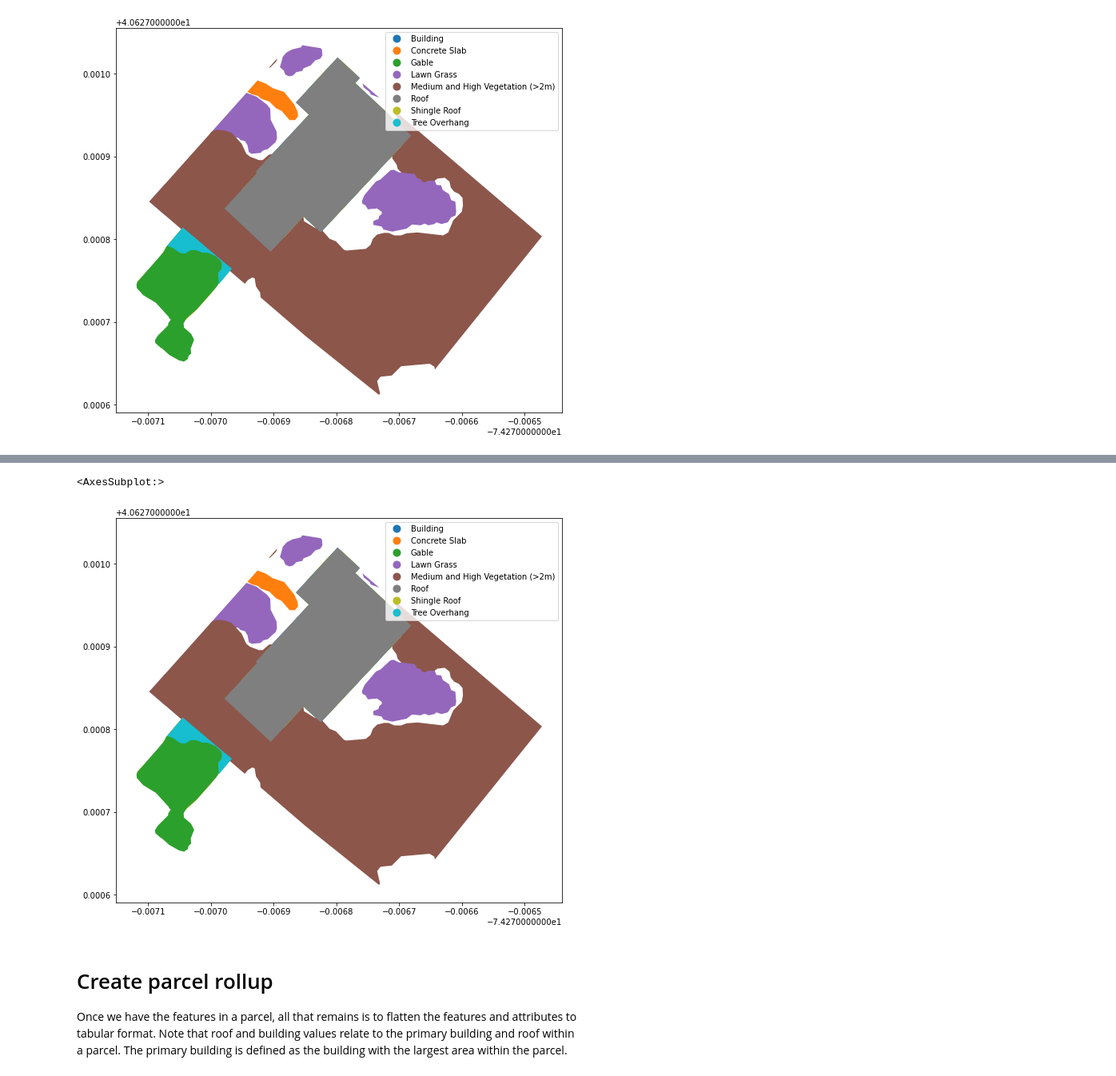
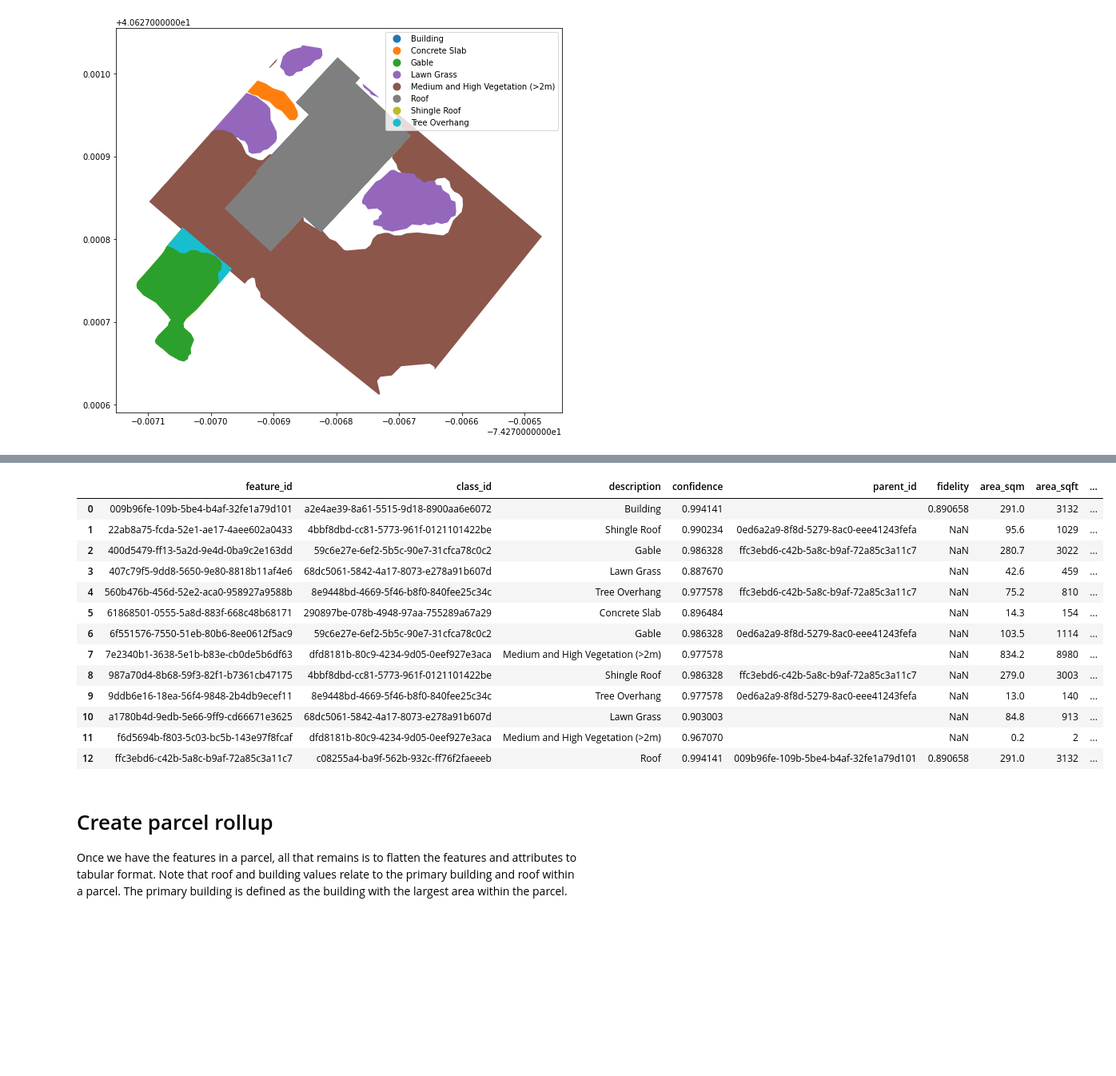
Before and after one commit to nearmap/nmaipy, a Jupyter notebook: notebooks/Payload_Rollup_Minimal_Example.ipynb, the cells around one changed output, grey strips where cells are left out. Shown at 80% size. Cells and saved outputs as stored; diff of their text form; code cells hidden in the pictures; blank space fills up the shorter version.

```diff
--- a/notebooks/Payload_Rollup_Minimal_Example.ipynb
+++ b/notebooks/Payload_Rollup_Minimal_Example.ipynb
@@ -63,34 +63,3 @@ filtered_features_gdf.plot("description", legend=True, figsize=(10,10))
 # %% [output]
 <AxesSubplot:>
 [figure]
-# %%
-import os
-import shutil
-from pathlib import Path
-import logging
-import random
-
-from descartes import PolygonPatch
-import matplotlib.pyplot as plt
-import pandas as pd
-from tqdm import tqdm
-
-# Local utilities
-import sys
-sys.path.append("../")
-from nearmap_ai.feature_api import FeatureApi
-from nearmap_ai import constants, log, parcels
-
-# Logging level - set this to determine what level of info is returned. "DEBUG" adds timings for API responses.
-log.configure_logger(logging.INFO)
-
-# Display a bit more than the default pandas row and columns
-pd.set_option("max_columns", 100)
-pd.set_option("max_rows", 500)
-
-# Path to local API response cache
-CACHE_DIR = Path("./cache")
-
-# Number of exampels to show
-N_EXAMPLES = 10
-random.seed(10)
@@ -208,12 +66,20 @@ features_gdf.plot("description", legend=True, figsize=(10,10))
-# %%
-# Filter out edge features based on default logic (ratios in parcel and minimum clipped areas)
-filtered_features_gdf = parcels.filter_features_in_parcels(features_gdf)
-# %%
-# Simple plot of features
-filtered_features_gdf.plot("description", legend=True, figsize=(10,10))
-# %% [output]
-<AxesSubplot:>
-[figure, removed]
+# %%
+filtered_features_gdf
+# %% [output]
+|  | feature_id | class_id | description | confidence | parent_id | fidelity | area_sqm | area_sqft | ... |
+| 0 | 009b96fe-109b-5be4-b4af-32fe1a79d101 | a2e4ae39-8a61-5515-9d18-8900aa6e6072 | Building | 0.994141 |  | 0.890658 | 291.0 | 3132 | ... |
+| 1 | 22ab8a75-fcda-52e1-ae17-4aee602a0433 | 4bbf8dbd-cc81-5773-961f-0121101422be | Shingle Roof | 0.990234 | 0ed6a2a9-8f8d-5279-8ac0-eee41243fefa | NaN | 95.6 | 1029 | ... |
+| 2 | 400d5479-ff13-5a2d-9e4d-0ba9c2e163dd | 59c6e27e-6ef2-5b5c-90e7-31cfca78c0c2 | Gable | 0.986328 | ffc3ebd6-c42b-5a8c-b9af-72a85c3a11c7 | NaN | 280.7 | 3022 | ... |
+| 3 | 407c79f5-9dd8-5650-9e80-8818b11af4e6 | 68dc5061-5842-4a17-8073-e278a91b607d | Lawn Grass | 0.887670 |  | NaN | 42.6 | 459 | ... |
+| 4 | 560b476b-456d-52e2-aca0-958927a9588b | 8e9448bd-4669-5f46-b8f0-840fee25c34c | Tree Overhang | 0.977578 | ffc3ebd6-c42b-5a8c-b9af-72a85c3a11c7 | NaN | 75.2 | 810 | ... |
+| 5 | 61868501-0555-5a8d-883f-668c48b68171 | 290897be-078b-4948-97aa-755289a67a29 | Concrete Slab | 0.896484 |  | NaN | 14.3 | 154 | ... |
+| 6 | 6f551576-7550-51eb-80b6-8ee0612f5ac9 | 59c6e27e-6ef2-5b5c-90e7-31cfca78c0c2 | Gable | 0.986328 | 0ed6a2a9-8f8d-5279-8ac0-eee41243fefa | NaN | 103.5 | 1114 | ... |
+| 7 | 7e2340b1-3638-5e1b-b83e-cb0de5b6df63 | dfd8181b-80c9-4234-9d05-0eef927e3aca | Medium and High Vegetation (>2m) | 0.977578 |  | NaN | 834.2 | 8980 | ... |
+| 8 | 987a70d4-8b68-59f3-82f1-b7361cb47175 | 4bbf8dbd-cc81-5773-961f-0121101422be | Shingle Roof | 0.986328 | ffc3ebd6-c42b-5a8c-b9af-72a85c3a11c7 | NaN | 279.0 | 3003 | ... |
+| 9 | 9ddb6e16-18ea-56f4-9848-2b4db9ecef11 | 8e9448bd-4669-5f46-b8f0-840fee25c34c | Tree Overhang | 0.977578 | 0ed6a2a9-8f8d-5279-8ac0-eee41243fefa | NaN | 13.0 | 140 | ... |
+| 10 | a1780b4d-9edb-5e66-9ff9-cd66671e3625 | 68dc5061-5842-4a17-8073-e278a91b607d | Lawn Grass | 0.903003 |  | NaN | 84.8 | 913 | ... |
+| 11 | f6d5694b-f803-5c03-bc5b-143e97f8fcaf | dfd8181b-80c9-4234-9d05-0eef927e3aca | Medium and High Vegetation (>2m) | 0.967070 |  | NaN | 0.2 | 2 | ... |
+| 12 | ffc3ebd6-c42b-5a8c-b9af-72a85c3a11c7 | c08255a4-ba9f-562b-932c-ff76f2faeeeb | Roof | 0.994141 | 009b96fe-109b-5be4-b4af-32fe1a79d101 | 0.890658 | 291.0 | 3132 | ... |
 # %% [markdown]
 # Create parcel rollup
 
```
Also changed, not shown: parts of 13 cells of this notebook.
